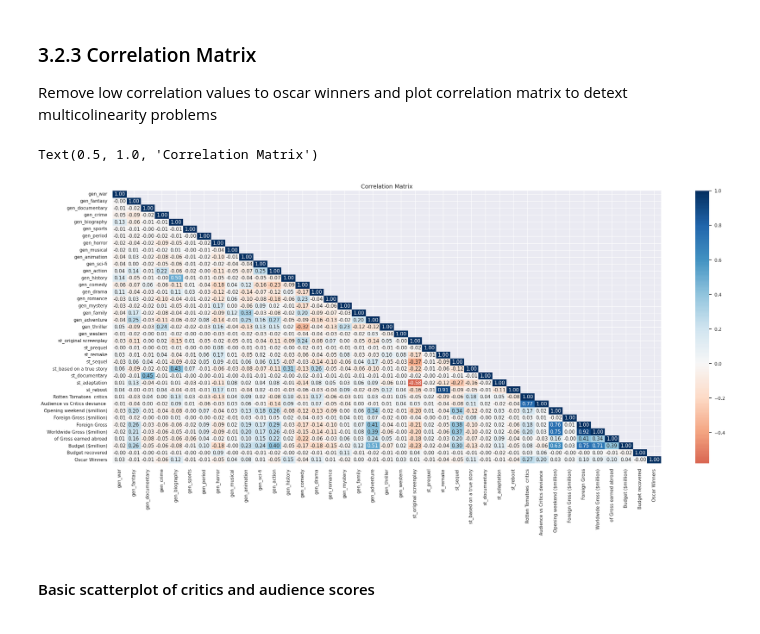
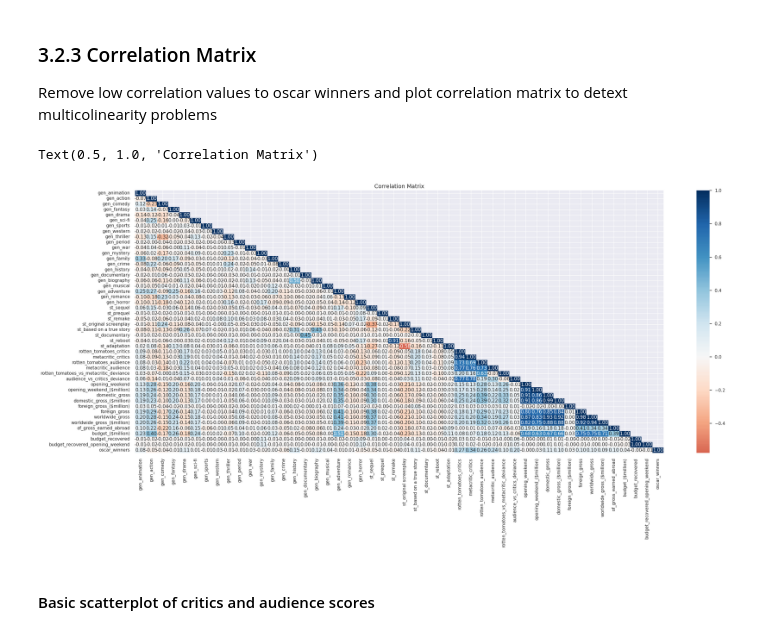
Before and after one commit to AAleksandros/HUA-DIT-Data-mining-project, a Jupyter notebook: project.ipynb, the cells around one changed output. Drawn from its saved outputs; the diff is of its cells as text; code cells hidden in the pictures.

```diff
--- a/project.ipynb
+++ b/project.ipynb
@@ -306,9 +277,9 @@ df_cl = df
 # %%
 # Convert strings to lowercase
-df_cl['Script Type'] = df_cl['Script Type'].str.lower()
+df_cl['script_type'] = df_cl['script_type'].str.lower()
 
 # Extract all unique script type names
-script_types = df_cl['Script Type'].unique()
+script_types = df_cl['script_type'].unique()
 
 # Split strings and remove trailing spaces
 types = []
@@ -328,8 +299,8 @@ for i, item in enumerate(unique_script_types):
 # 1 hot encoding for corresponding script type
 for i in df_cl.index:
     for script in unique_script_types:
-        if script in df_cl.at[i, 'Script Type']:
+        if script in df_cl.at[i, 'script_type']:
             df_cl.at[i, 'st_'+script] = 1
 
 # Drop script type and primary genre columns from dataframe
-df_cl = df_cl.drop(['Script Type'], axis=1)
+df_cl = df_cl.drop(['script_type'], axis=1)
@@ -336,9 +325,7 @@ df_cl = df_cl.drop(['Script Type'], axis=1)
 # %%
-# TODO: Use spellchecking to remove invalid genres
-
 # Convert genres to lower to avoid possible dublication
-df_cl['Genre'] = df_cl['Genre'].str.lower()
-genres = df_cl['Genre'].unique()
+df_cl['genre'] = df_cl['genre'].str.lower()
+genres = df_cl['genre'].unique()
 
 # Split strings and remove trailing spaces
 unique_genres = []
@@ -348,7 +335,6 @@ genre_types = [j.strip() for sub in unique_genres for j in sub]
 
 #Convert to set to remove dublicates
 genre_types = set(genre_types)
-
 
 # Remove invalid values
 genre_types.remove('')
@@ -378,9 +364,9 @@ for i, item in enumerate(genre_types):
 
 # 1 hot encoding for corresponding script type
 for i in df_cl.index:
-    for genre in genre_types:
-        if genre in df_cl.at[i, 'Genre']:
-            df_cl.at[i, 'gen_'+genre] = 1
+    for genr in genre_types:
+        if genr in df_cl.at[i, 'genre']:
+            df_cl.at[i, 'gen_'+genr] = 1
 
 # Drop original genre column
-df_cl = df_cl.drop(['Genre'], axis=1)
+df_cl = df_cl.drop(['genre'], axis=1)
@@ -387,6 +394,6 @@ df_cl = df_cl.drop(['Genre'], axis=1)
 # %%
 # Drop unecessary primary genre
-df_cl = df_cl.drop(['Primary Genre'], axis=1)
+df_cl = df_cl.drop(['primary_genre'], axis=1)
 # %% [markdown]
 ## Dataset overview
 # %%
@@ -418,16 +426,17 @@ df_cl.head().T
 # df_cl_corr = df_cl.drop(['Film', 'Year','Distributor', 'IMDb Rating', 'IMDB vs RT disparity', 'Release Date (US)','Oscar Detail'], axis=1)
 
 # Remove non relevant columns and average critics columns
-df_cl_corr = df_cl.drop(['Film', 'Year','Distributor', 'IMDb Rating', 'IMDB vs RT disparity', 'Release Date (US)','Oscar Detail' , 'Average critics ', 'Average audience '], axis=1)
+df_cl_corr = df_cl.drop(['film', 'year', 'distributor', 'imdb_rating', 'imdb_vs_rt_disparity', 'release_date_(us)', 'oscar_detail' , 'average_critics', 'average_audience'], axis=1)
 
 # Calculate correlation values and grab last row
 corr = df_cl_corr.corr()
-last_row = pd.DataFrame(corr.iloc[-1, :-1]).sort_values(by='Oscar Winners', ascending=False)
+last_row = pd.DataFrame(corr.iloc[-1, :-1]).sort_values(by='oscar_winners', ascending=False)
 
 sns.set_theme()
 plt.figure(figsize=(8, 14))
-plt.xlabel('Correlation to Oscar Winners')
+plt.title('Correlation to Oscar Winners')
+plt.xlabel('Correlation value')
 plt.ylabel('Features')
 plt.xlim(-1, 1)
-sns.barplot(data=last_row, x='Oscar Winners', y=last_row.index)
+sns.barplot(data=last_row, x='oscar_winners', y=last_row.index)
 # %% [output]
@@ -533,19 +504,19 @@ Remove low correlation values to oscar winners and plot correlation matrix to de
 # %%
 # Plot correlation matrix
 # df_cl_corr_less = df_cl_corr[['Metacritic  critics', 'Rotten Tomatoes  critics','Rotten Tomatoes Audience ','Metacritic Audience ', 'Oscar Winners']]
-df_cl_corr_less =df_cl_corr_reduced
+df_cl_corr_less = df_cl_corr
 corr_mat = df_cl_corr_less.corr()
 
 mask = np.zeros_like(corr_mat)
 mask[np.triu_indices_from(mask, k=1)] = True
 
 sns.set_theme()
 plt.figure(figsize=(30, 12))
 sns.heatmap(corr_mat, mask=mask, cmap=colormaps['RdBu'], annot=True, center=0, fmt='.2f')
 plt.title('Correlation Matrix', fontsize=14)
 # %% [output]
 Text(0.5, 1.0, 'Correlation Matrix')
-[figure, old version]
+[figure, new version]
 # %% [markdown]
 #### Basic scatterplot of critics and audience scores
 # %%
```
Also changed, not shown: parts of 47 cells of this notebook.
